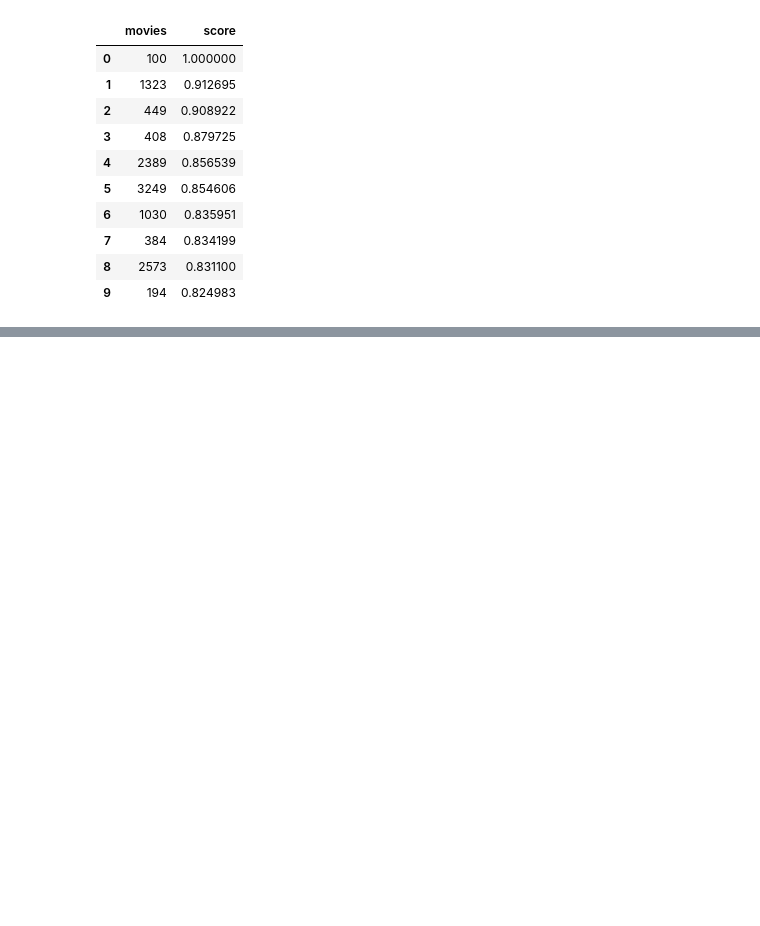
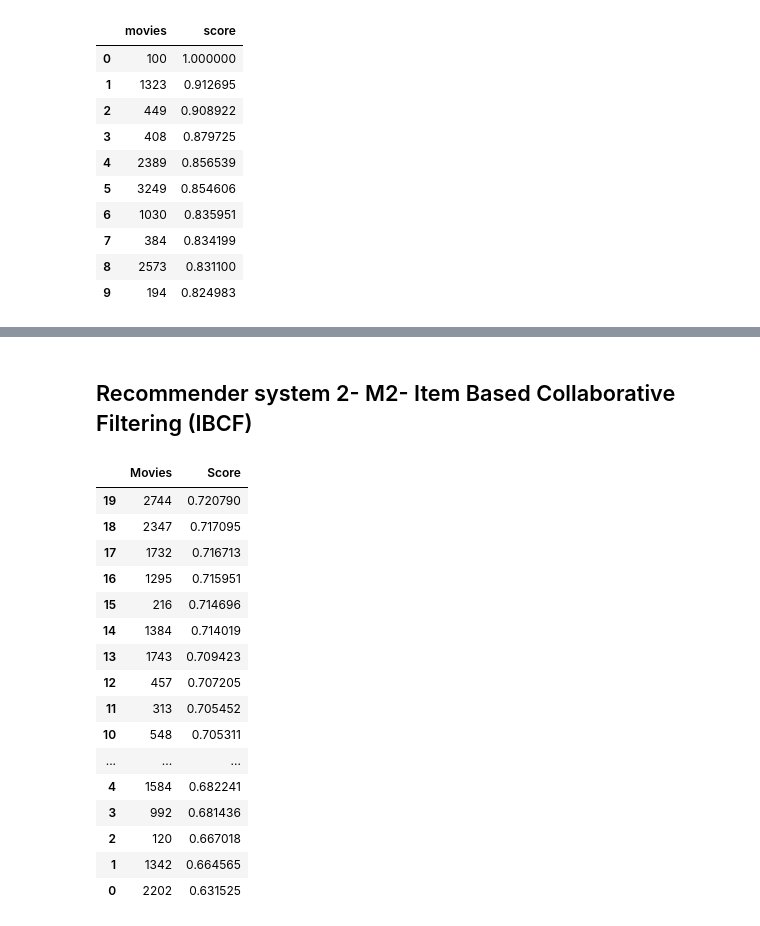
Before and after one commit to reethified/movie_recommender, a Jupyter notebook: movie_recommen.ipynb, the cells around one changed output, grey strips where cells are left out. Saved outputs shown, nothing was run; the diff lists cells and outputs as text; code cells hidden in the pictures; blank space fills up the shorter version.

Commit message:
FInished implementation of Recommender 1 & 2

```diff
--- a/movie_recommen.ipynb
+++ b/movie_recommen.ipynb
@@ -279,0 +301,5 @@ recommendations
+# %%
+user=sparse_usr_movie[501,:]
+n_recommendations=20
+mypred=recommender2_ubcf(user,ubcf_knn_fit,n_recommendations)
+mypred.head(100)
@@ -279,0 +338,41 @@ recommendations
+# %% [markdown]
+## Recommender system 2- M2- Item Based Collaborative Filtering (IBCF)
+# %%
+# Prepare dataset and train model
+from sklearn.neighbors import NearestNeighbors
+dataset = mov_rat.pivot_table(index="MovieID",columns='UserID',values="Rating")
+dataset_norm=dataset.fillna(0)
+sparse_movie_usr = sparse.csr_matrix(dataset_norm.values)
+model2_ibcf = NearestNeighbors(metric='cosine', algorithm='brute', n_neighbors=20, n_jobs=-1)
+ibcf_knn_fit=model2_ibcf.fit(sparse_movie_usr)
+# %%
+def recommender2_ibcf(movie,ibcf_knn_fit,n_recommendations=20):
+    distances, indices=ibcf_knn_fit.kneighbors(movie, n_neighbors=n_recommendations+1)
+    indices=indices.squeeze().tolist()[1:]
+    distances=distances.squeeze().tolist()[1:]
+    recommendations = pd.DataFrame({"Movies":indices,"Score":distances})
+    return recommendations.sort_values(by="Score",ascending=False)
+# %%
+# Recommend movies based on Item 101
+#movie=sparse_movie_usr[101,:]
+movie=dataset_norm.filter(items=[101],axis=0)
+n_recommendations=20
+recommender2_ibcf(movie,ibcf_knn_fit,n_recommendations)
+# %% [output]
+|  | Movies | Score |
+| 19 | 2744 | 0.720790 |
+| 18 | 2347 | 0.717095 |
+| 17 | 1732 | 0.716713 |
+| 16 | 1295 | 0.715951 |
+| 15 | 216 | 0.714696 |
+| 14 | 1384 | 0.714019 |
+| 13 | 1743 | 0.709423 |
+| 12 | 457 | 0.707205 |
+| 11 | 313 | 0.705452 |
+| 10 | 548 | 0.705311 |
+| ... | ... | ... |
+| 4 | 1584 | 0.682241 |
+| 3 | 992 | 0.681436 |
+| 2 | 120 | 0.667018 |
+| 1 | 1342 | 0.664565 |
+| 0 | 2202 | 0.631525 |
```
Also changed, not shown: parts of 6 cells of this notebook, 3 other files.
